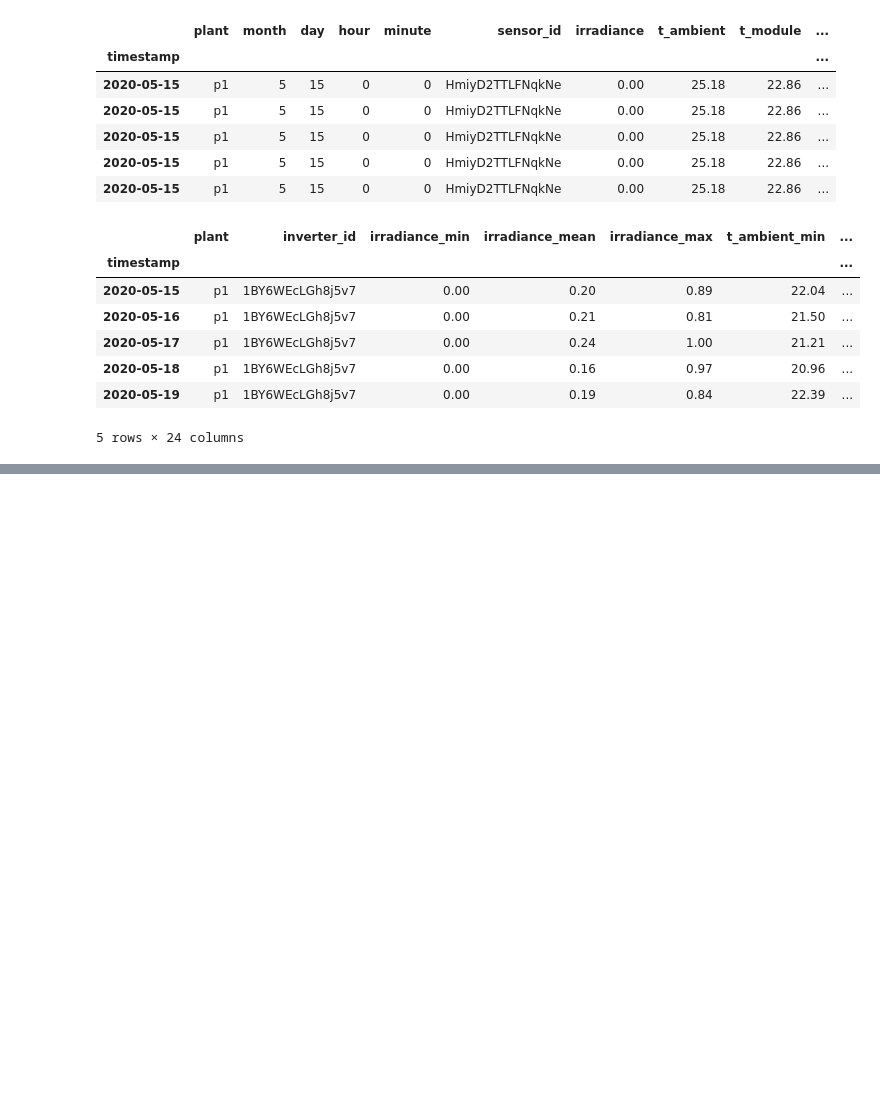
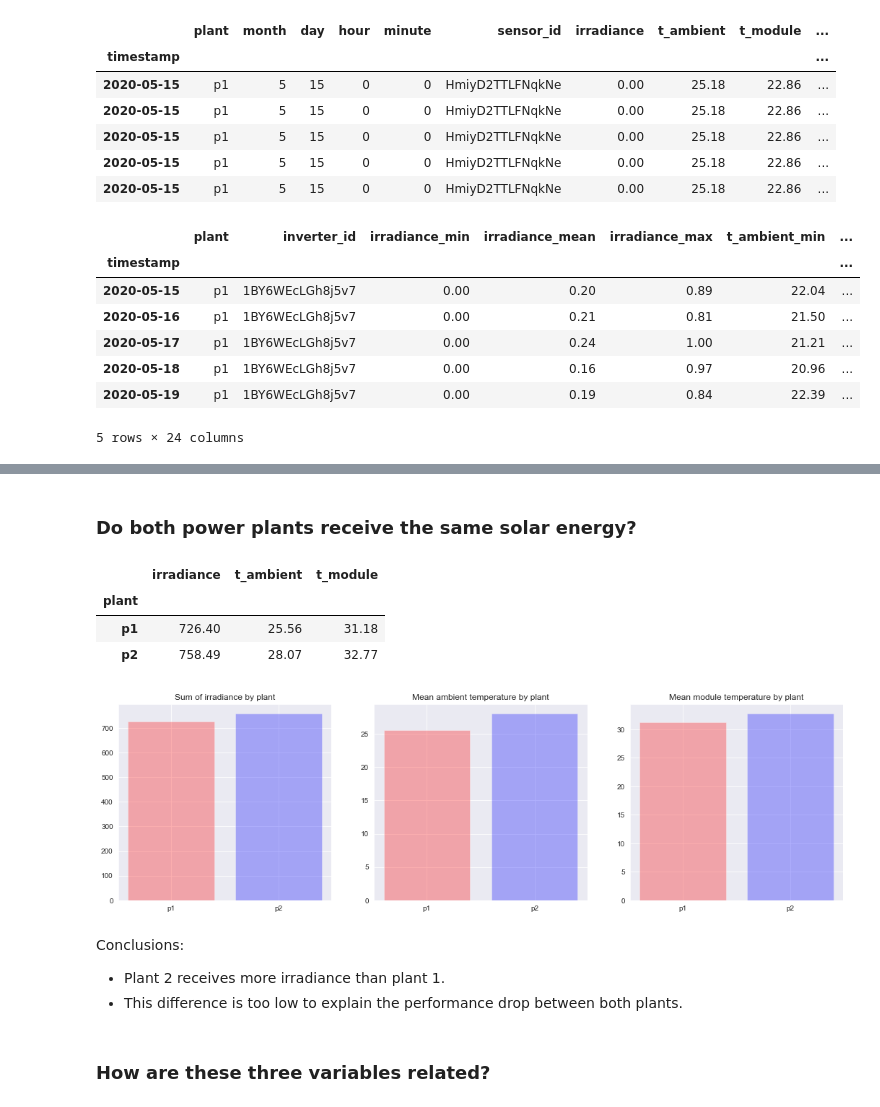
Before and after one commit to luis-cj/data-science-solar-power-plant, a Jupyter notebook: solar_power_plant_part_3.ipynb, the cells around one changed output, grey strips where cells are left out. Cells and saved outputs as stored; diff of their text form; code cells hidden in the pictures; blank space fills up the shorter version.

```diff
--- a/solar_power_plant_part_3.ipynb
+++ b/solar_power_plant_part_3.ipynb
@@ -10,6 +10,7 @@ import matplotlib.pyplot as plt
 import seaborn as sns
 
 pd.options.display.float_format = '{:15.2f}'.format
+sns.set_style("darkgrid")
 # %% [markdown]
 ## Load data
 # %%
@@ -37,0 +64,3 @@ df_daily.head()
+# %%
+reception = df[(df["inverter_id"] == "1BY6WEcLGh8j5v7") | (df["inverter_id"] == "q49J1IKaHRwDQnt")].loc[:,"plant":"t_module"]
+reception
@@ -37,0 +82,28 @@ df_daily.head()
+# %% [markdown]
+### Do both power plants receive the same solar energy?
+# %%
+temp = reception.groupby("plant").agg({"irradiance":sum,"t_ambient":np.mean,"t_module":np.mean})
+temp
+# %% [output]
+|  | irradiance | t_ambient | t_module |
+| plant |  |  |  |
+| p1 | 726.40 | 25.56 | 31.18 |
+| p2 | 758.49 | 28.07 | 32.77 |
+# %%
+f,ax = plt.subplots(nrows=1, ncols=3, figsize=(18,5))
+
+ax[0].bar(temp.index, temp["irradiance"], color = ["red","blue"], alpha = 0.3)
+ax[1].bar(temp.index, temp["t_ambient"], color = ["red","blue"], alpha = 0.3)
+ax[2].bar(temp.index, temp["t_module"], color = ["red","blue"], alpha = 0.3)
+ax[0].set_title("Sum of irradiance by plant")
+ax[1].set_title("Mean ambient temperature by plant")
+ax[2].set_title("Mean module temperature by plant");
+# %% [output]
+[figure, added]
+# %% [markdown]
+Conclusions:
+
+- Plant 2 receives more irradiance than plant 1.
+- This difference is too low to explain the performance drop between both plants.
+# %% [markdown]
+### How are these three variables related?
```
Also changed, not shown: parts of 16 cells of this notebook.
